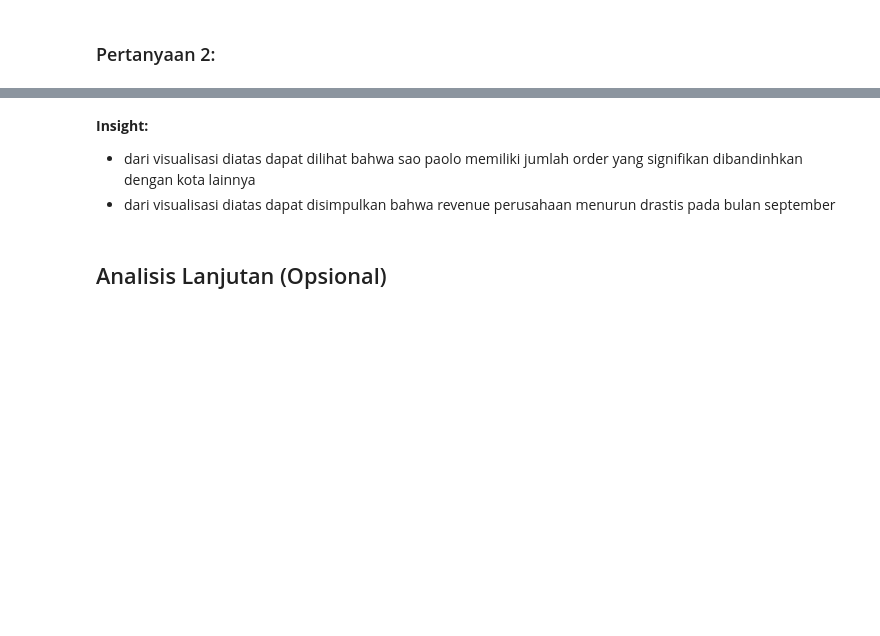
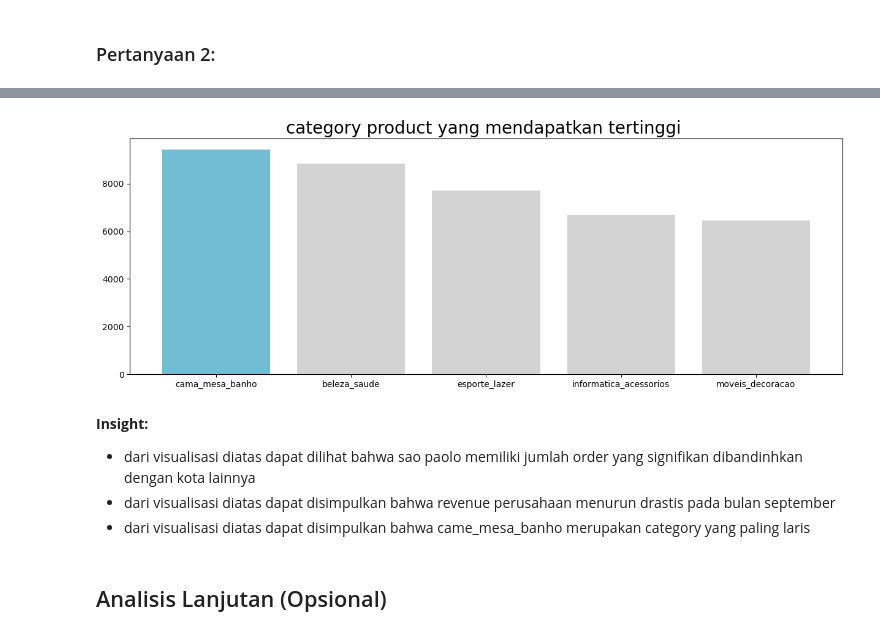
Before and after one commit to mkhsnw/dashboard, a Jupyter notebook: notebook.ipynb, the cells around one changed output, grey strips where cells are left out. Cells and saved outputs as stored; diff of their text form; code cells hidden in the pictures; blank space fills up the shorter version.

```diff
--- a/notebook.ipynb
+++ b/notebook.ipynb
@@ -532,6 +536,16 @@ plt.show()
+# %%
+plt.figure(figsize=(15, 5))
+plt.bar(all_df.groupby(by='product_category_name').order_id.nunique().sort_values(ascending=False).head(5).index, all_df.groupby(by='product_category_name').order_id.nunique().sort_values(ascending=False).head(5).values, color=colors)
+plt.title("category product yang mendapatkan tertinggi ", loc="center", fontsize=20)
+plt.xticks(fontsize=10)
+plt.yticks(fontsize=10)
+plt.show()
+# %% [output]
+[figure, added]
 # %% [markdown]
 **Insight:**
 - dari visualisasi diatas dapat dilihat bahwa sao paolo memiliki jumlah order yang signifikan dibandinhkan dengan kota lainnya
 - dari visualisasi diatas dapat disimpulkan bahwa revenue perusahaan menurun drastis pada bulan september
+- dari visualisasi diatas dapat disimpulkan bahwa came_mesa_banho merupakan category yang paling laris
 # %% [markdown]
 ## Analisis Lanjutan (Opsional)
```
Also changed, not shown: parts of 4 cells of this notebook, 3 other files.
